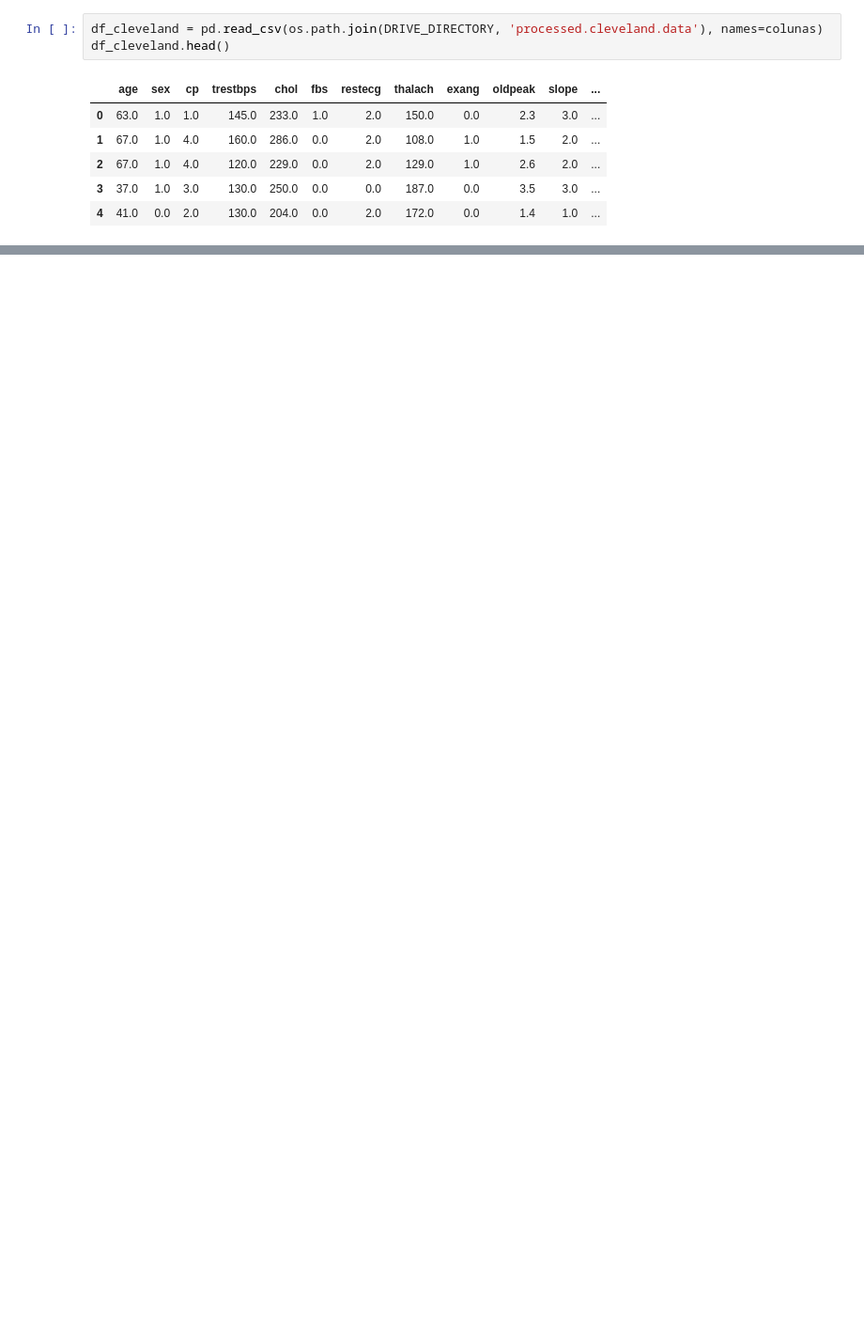
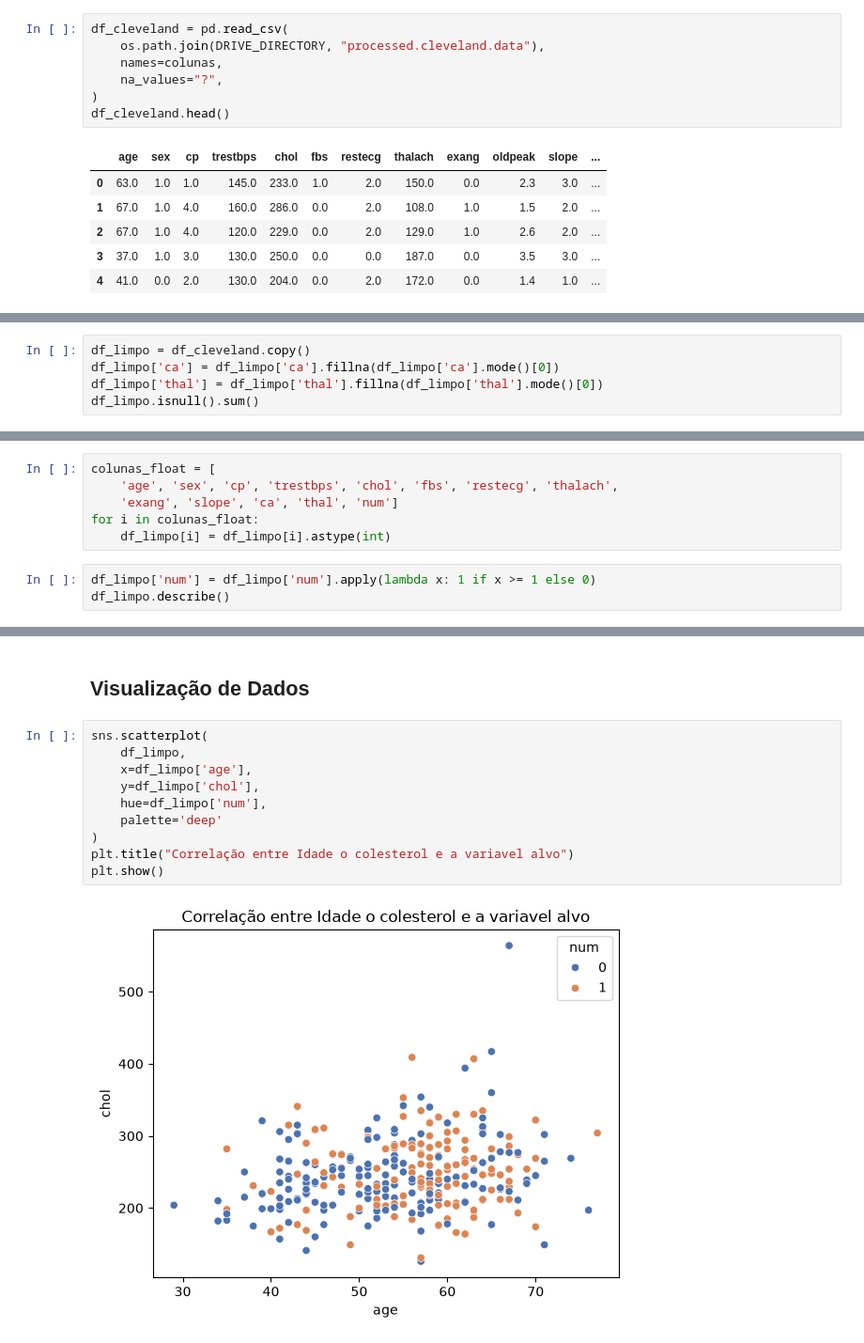
Before and after one commit to Joao-Inacio/Iniciacao-Cientifica-Redes-Neurais, a Jupyter notebook: notebooks/eda.ipynb, the cells around one changed output, grey strips where cells are left out. Shown at 94% size. Saved outputs shown, nothing was run; the diff lists cells and outputs as text; blank space fills up the shorter version.

Commit message:
Visualização de dados e padronização de dados

```diff
--- a/notebooks/eda.ipynb
+++ b/notebooks/eda.ipynb
@@ -12,6 +27,10 @@ colunas = [
 ]
 # %%
-df_cleveland = pd.read_csv(os.path.join(DRIVE_DIRECTORY, 'processed.cleveland.data'), names=colunas)
+df_cleveland = pd.read_csv(
+    os.path.join(DRIVE_DIRECTORY, "processed.cleveland.data"),
+    names=colunas,
+    na_values="?",
+)
 df_cleveland.head()
 # %% [output]
 |  | age | sex | cp | trestbps | chol | fbs | restecg | thalach | exang | oldpeak | slope | ... |
@@ -22,0 +104,5 @@ df_cleveland.head()
+# %%
+df_limpo = df_cleveland.copy()
+df_limpo['ca'] = df_limpo['ca'].fillna(df_limpo['ca'].mode()[0])
+df_limpo['thal'] = df_limpo['thal'].fillna(df_limpo['thal'].mode()[0])
+df_limpo.isnull().sum()
@@ -22,0 +134,9 @@ df_cleveland.head()
+# %%
+colunas_float = [
+    'age', 'sex', 'cp', 'trestbps', 'chol', 'fbs', 'restecg', 'thalach',
+    'exang', 'slope', 'ca', 'thal', 'num']
+for i in colunas_float:
+    df_limpo[i] = df_limpo[i].astype(int)
+# %%
+df_limpo['num'] = df_limpo['num'].apply(lambda x: 1 if x >= 1 else 0)
+df_limpo.describe()
@@ -22,0 +169,14 @@ df_cleveland.head()
+# %% [markdown]
+## Visualização de Dados
+# %%
+sns.scatterplot(
+    df_limpo,
+    x=df_limpo['age'],
+    y=df_limpo['chol'],
+    hue=df_limpo['num'],
+    palette='deep'
+)
+plt.title("Correlação entre Idade o colesterol e a variavel alvo")
+plt.show()
+# %% [output]
+[figure, added]
```
Also changed, not shown: parts of 15 cells of this notebook.
